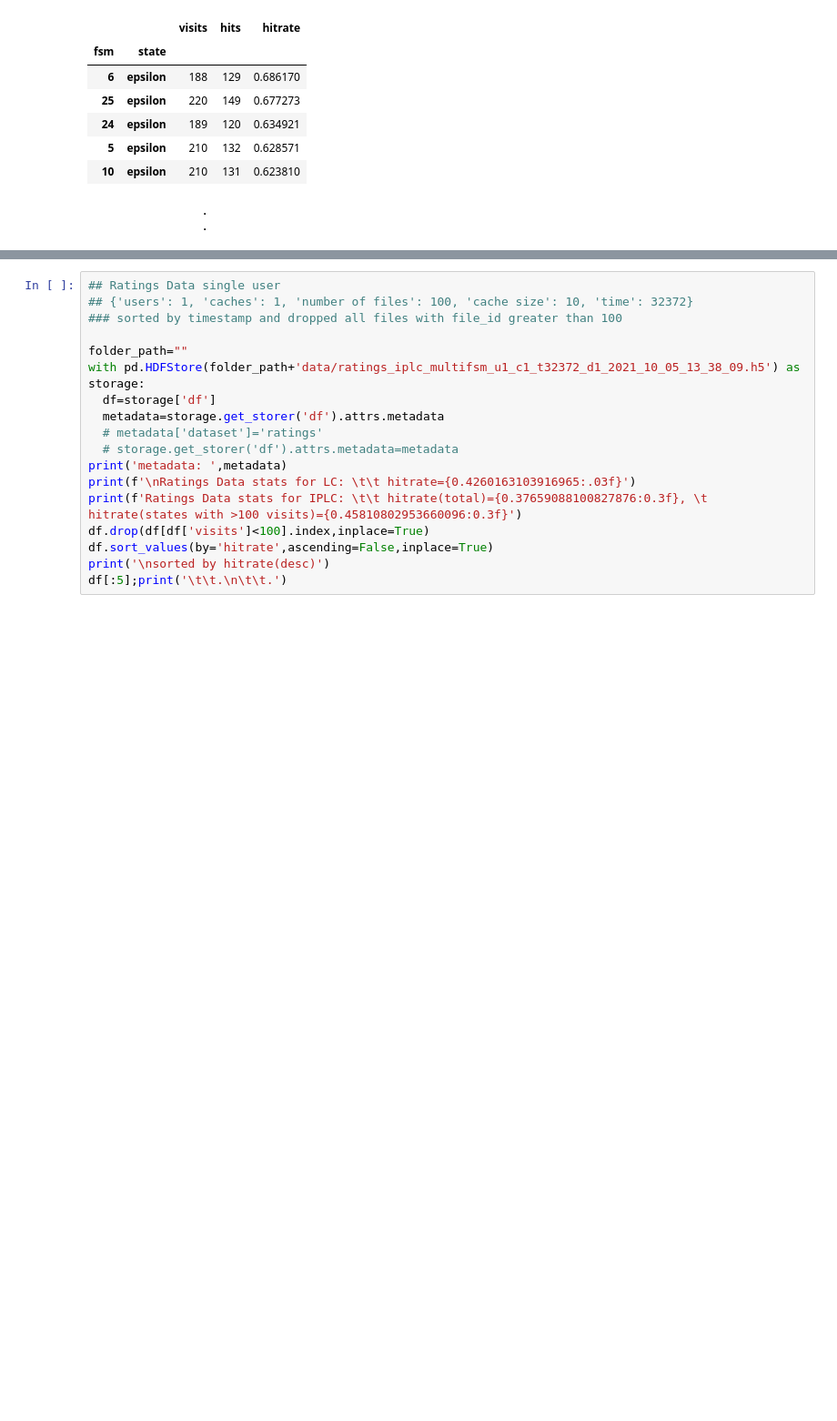
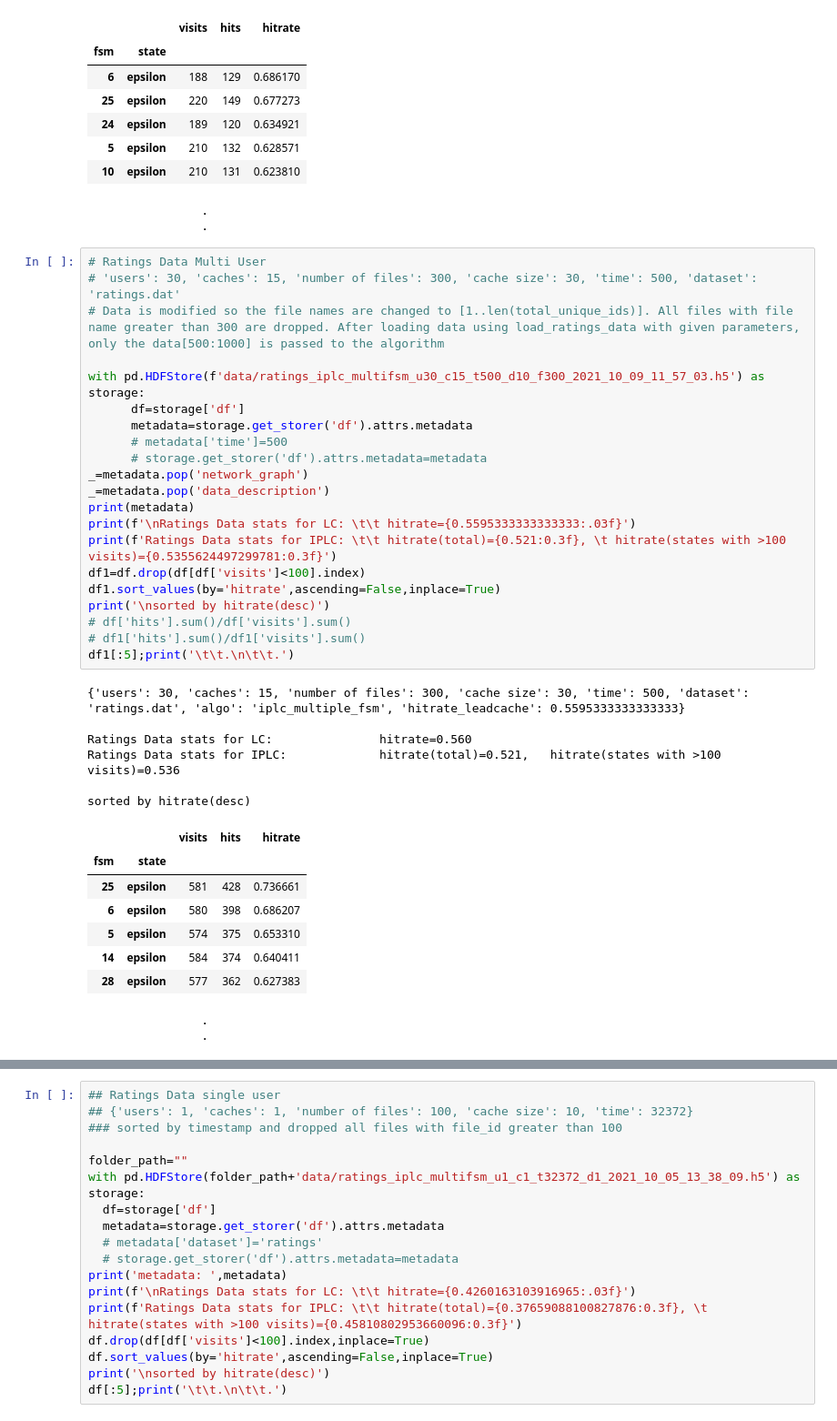
Before and after one commit to AtivJoshi/UniversalCaching, a Jupyter notebook: results.ipynb, the cells around one changed output, grey strips where cells are left out. Shown: that part at 91% size. Saved outputs shown, nothing was run; the diff lists cells and outputs as text; blank space fills up the shorter version.

```diff
--- a/results.ipynb
+++ b/results.ipynb
@@ -108,3 +147,40 @@ sorted by hitrate(desc)
 | 10 | epsilon | 210 | 131 | 0.623810 |
                 .
                 .
+# %%
+# Ratings Data Multi User
+# 'users': 30, 'caches': 15, 'number of files': 300, 'cache size': 30, 'time': 500, 'dataset': 'ratings.dat'
+# Data is modified so the file names are changed to [1..len(total_unique_ids)]. All files with file name greater than 300 are dropped. After loading data using load_ratings_data with given parameters, only the data[500:1000] is passed to the algorithm
+
+with pd.HDFStore(f'data/ratings_iplc_multifsm_u30_c15_t500_d10_f300_2021_10_09_11_57_03.h5') as storage:
+      df=storage['df']
+      metadata=storage.get_storer('df').attrs.metadata
+      # metadata['time']=500
+      # storage.get_storer('df').attrs.metadata=metadata
+_=metadata.pop('network_graph')
+_=metadata.pop('data_description')
+print(metadata)
+print(f'\nRatings Data stats for LC: \t\t hitrate={0.5595333333333333:.03f}')
+print(f'Ratings Data stats for IPLC: \t\t hitrate(total)={0.521:0.3f}, \t hitrate(states with >100 visits)={0.5355624497299781:0.3f}')
+df1=df.drop(df[df['visits']<100].index)
+df1.sort_values(by='hitrate',ascending=False,inplace=True)
+print('\nsorted by hitrate(desc)')
+# df['hits'].sum()/df['visits'].sum()
+# df1['hits'].sum()/df1['visits'].sum()
+df1[:5];print('\t\t.\n\t\t.')
+# %% [output]
+{'users': 30, 'caches': 15, 'number of files': 300, 'cache size': 30, 'time': 500, 'dataset': 'ratings.dat', 'algo': 'iplc_multiple_fsm', 'hitrate_leadcache': 0.5595333333333333}
+
+Ratings Data stats for LC:               hitrate=0.560
+Ratings Data stats for IPLC:             hitrate(total)=0.521,   hitrate(states with >100 visits)=0.536
+
+sorted by hitrate(desc)
+|  |  | visits | hits | hitrate |
+| fsm | state |  |  |  |
+| 25 | epsilon | 581 | 428 | 0.736661 |
+| 6 | epsilon | 580 | 398 | 0.686207 |
+| 5 | epsilon | 574 | 375 | 0.653310 |
+| 14 | epsilon | 584 | 374 | 0.640411 |
+| 28 | epsilon | 577 | 362 | 0.627383 |
+                .
+                .
```
Also changed, not shown: parts of 5 cells of this notebook.
